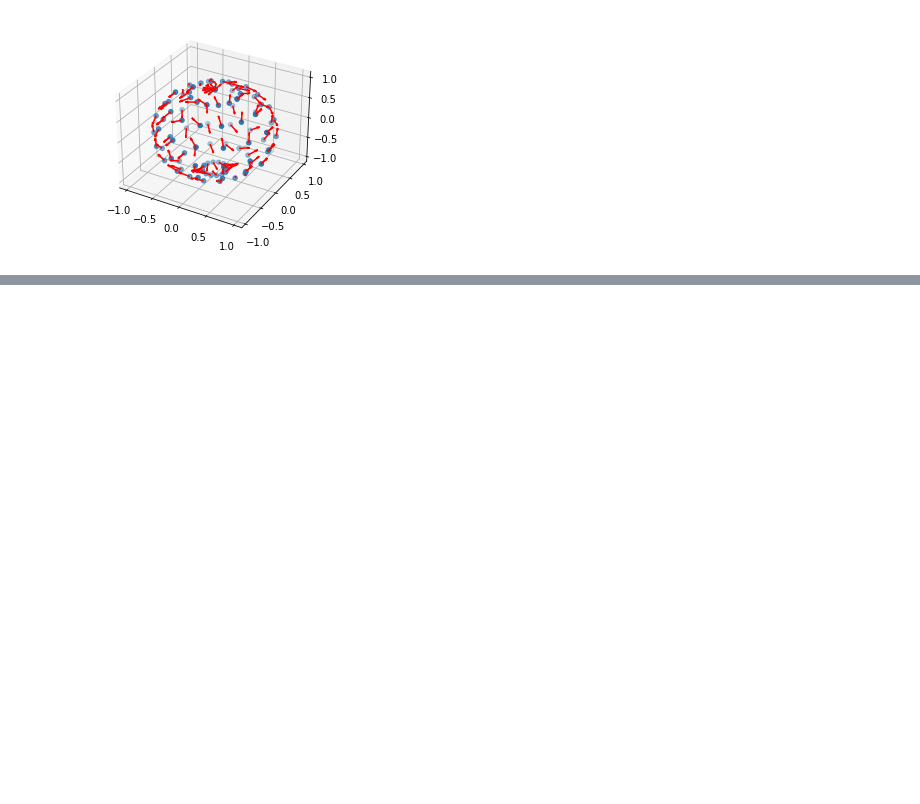
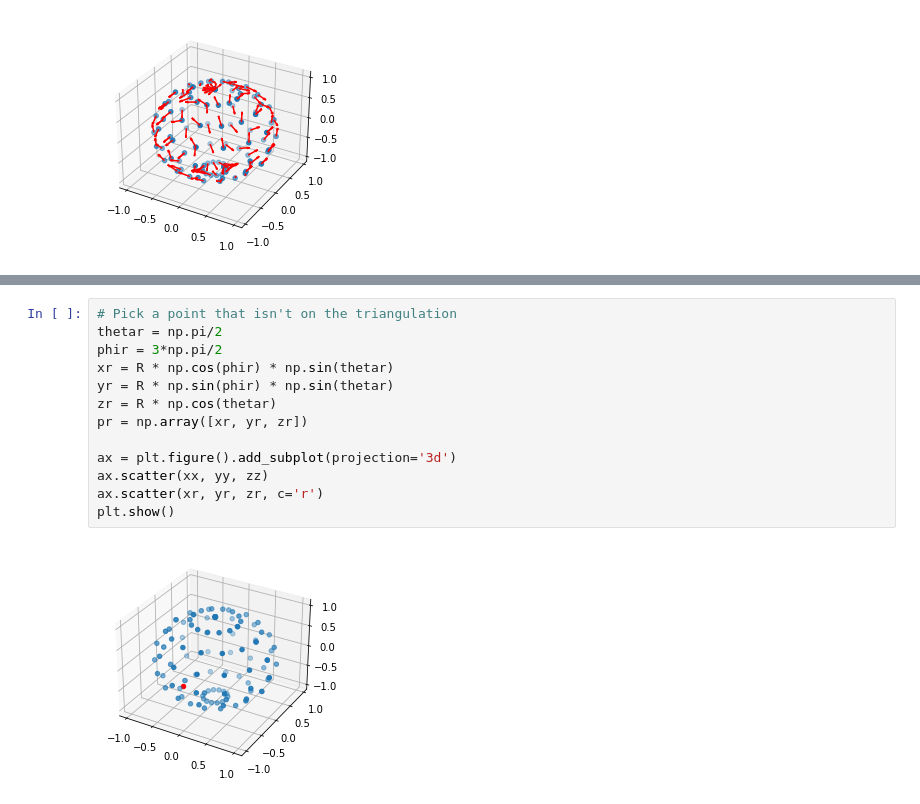
Before and after one commit to rytse/camoc-multiagent, a Jupyter notebook: graphgen.ipynb, the cells around one changed output, grey strips where cells are left out. Cells and saved outputs as stored; diff of their text form; blank space fills up the shorter version.

```diff
--- a/graphgen.ipynb
+++ b/graphgen.ipynb
@@ -43,0 +57,15 @@ nx.draw(G)
+# %%
+# Pick a point that isn't on the triangulation
+thetar = np.pi/2
+phir = 3*np.pi/2
+xr = R * np.cos(phir) * np.sin(thetar)
+yr = R * np.sin(phir) * np.sin(thetar)
+zr = R * np.cos(thetar)
+pr = np.array([xr, yr, zr])
+
+ax = plt.figure().add_subplot(projection='3d')
+ax.scatter(xx, yy, zz)
+ax.scatter(xr, yr, zr, c='r')
+plt.show()
+# %% [output]
+[figure, added]
```
Also changed, not shown: parts of 5 cells of this notebook.
